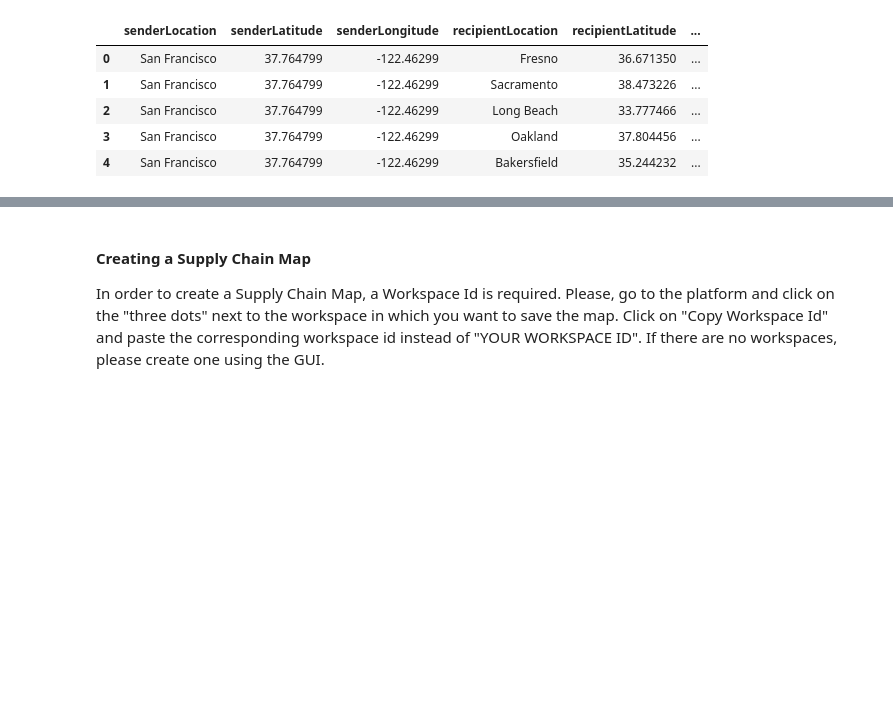
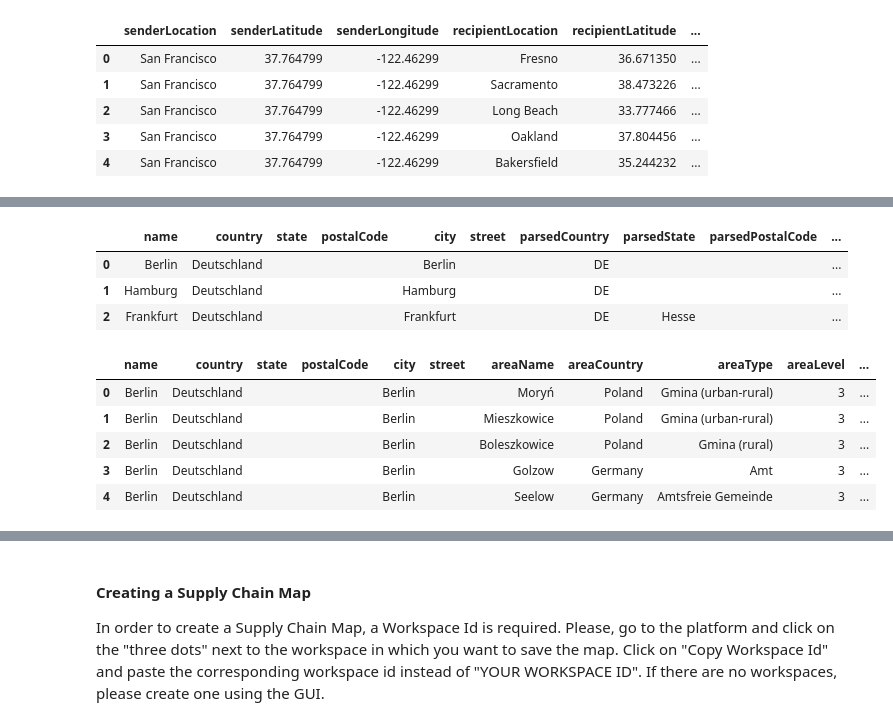
Before and after one commit to log-hub/log-hub-python, a Jupyter notebook: examples/pyloghub_package_demo.ipynb, the cells around one changed output, grey strips where cells are left out. Cells and saved outputs as stored; diff of their text form; code cells hidden in the pictures; blank space fills up the shorter version.

```diff
--- a/examples/pyloghub_package_demo.ipynb
+++ b/examples/pyloghub_package_demo.ipynb
@@ -69,7 +69,7 @@ pip install pyloghub
 
 Securely store your API key for use in your Python scripts or as an environment variable.
 # %%
-api_key = "YOUR API KEY"
+api_key = "2c010d62ff7508c3e5362126ca22ed859eb68ddd"
 # %% [markdown]
 ## Usage
 
@@ -213,0 +267,17 @@ reverse_distance_calculation_df.head()
+# %%
+from pyloghub.isochrone_plus import forward_isochrone_plus, forward_isochrone_plus_sample_data
+from IPython.display import display
+
+sample_data = forward_isochrone_plus_sample_data()
+addresses_df = sample_data['addresses']
+parameters = sample_data['parameters']
+
+save_scenario = sample_data['saveScenarioParameters']
+save_scenario['saveScenario'] = True
+save_scenario['scenarioName'] = "YOUR SCENARIO NAME"
+save_scenario['workspaceId'] = "YOUR WORKSPACE ID"
+
+geocoded_data_df, reachable_areas_df = forward_isochrone_plus(addresses_df, parameters, api_key, save_scenario, show_buttons=True)
+display(geocoded_data_df.head())
+display(reachable_areas_df.head())
+# %% [output]
@@ -213,0 +285,10 @@ reverse_distance_calculation_df.head()
+|  | name | country | state | postalCode | city | street | parsedCountry | parsedState | parsedPostalCode | ... |
+| 0 | Berlin | Deutschland |  |  | Berlin |  | DE |  |  | ... |
+| 1 | Hamburg | Deutschland |  |  | Hamburg |  | DE |  |  | ... |
+| 2 | Frankfurt | Deutschland |  |  | Frankfurt |  | DE | Hesse |  | ... |
+|  | name | country | state | postalCode | city | street | areaName | areaCountry | areaType | areaLevel | ... |
+| 0 | Berlin | Deutschland |  |  | Berlin |  | Moryń | Poland | Gmina (urban-rural) | 3 | ... |
+| 1 | Berlin | Deutschland |  |  | Berlin |  | Mieszkowice | Poland | Gmina (urban-rural) | 3 | ... |
+| 2 | Berlin | Deutschland |  |  | Berlin |  | Boleszkowice | Poland | Gmina (rural) | 3 | ... |
+| 3 | Berlin | Deutschland |  |  | Berlin |  | Golzow | Germany | Amt | 3 | ... |
+| 4 | Berlin | Deutschland |  |  | Berlin |  | Seelow | Germany | Amtsfreie Gemeinde | 3 | ... |
```
Also changed, not shown: parts of 16 cells of this notebook.
